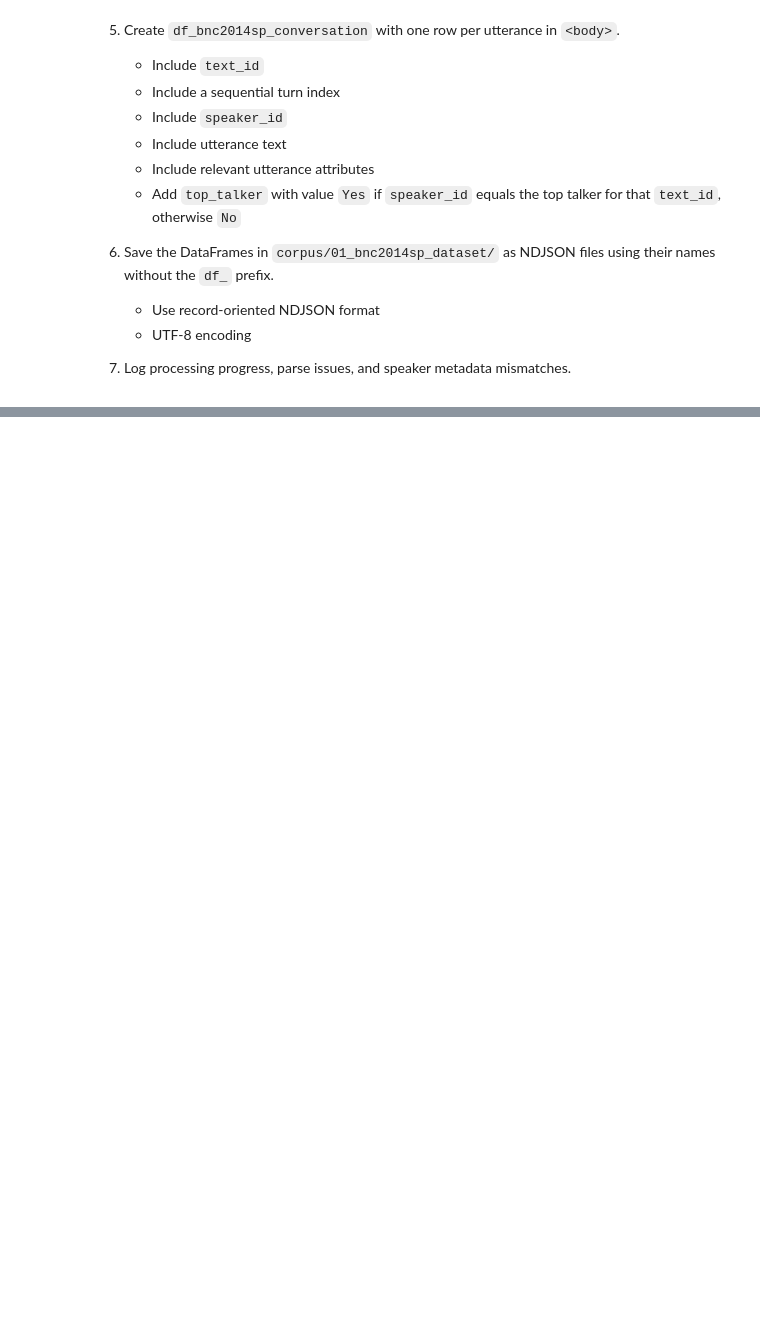
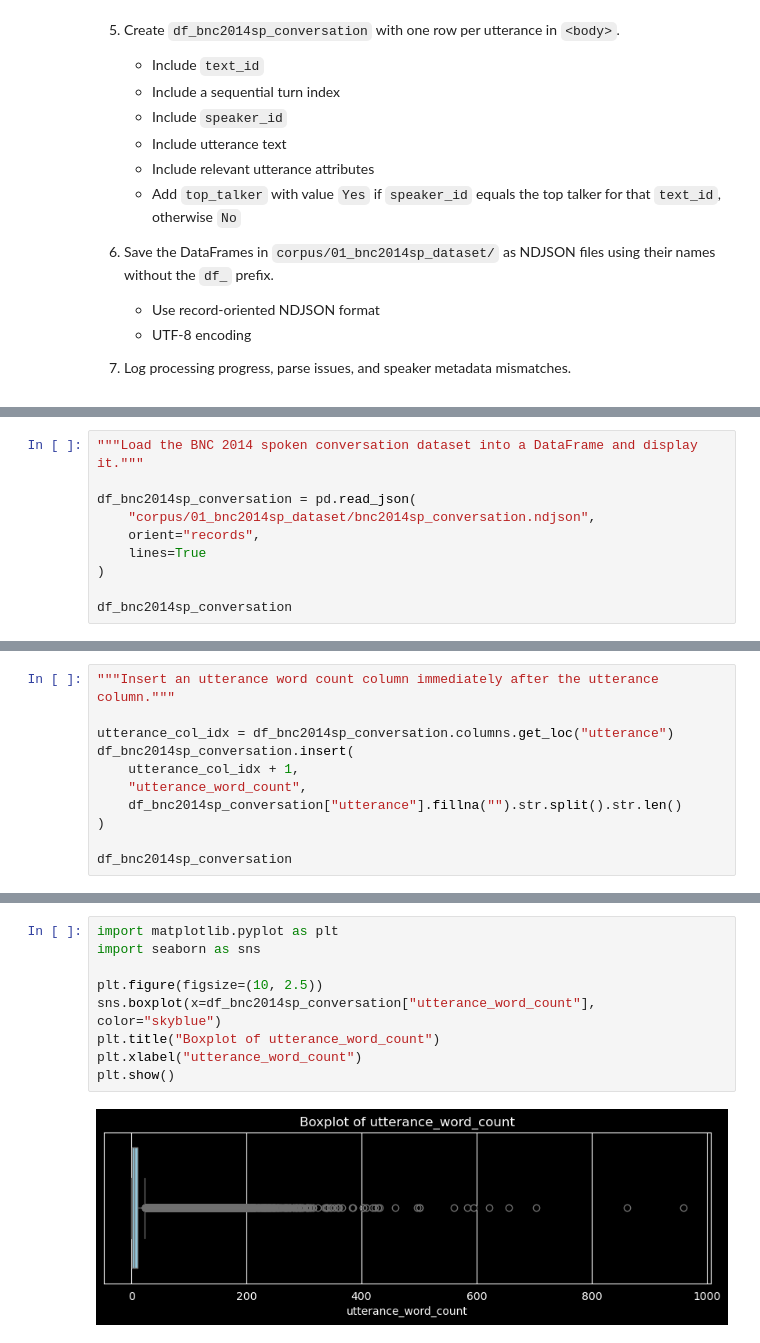
Before and after one commit to laelgelc/cl_st1_leticia, a Jupyter notebook: cl_st1_ph1_leticia/cl_st1_ph1_leticia.ipynb, the cells around one changed output, grey strips where cells are left out. Cells and saved outputs as stored; diff of their text form; blank space fills up the shorter version.

```diff
--- a/cl_st1_ph1_leticia/cl_st1_ph1_leticia.ipynb
+++ b/cl_st1_ph1_leticia/cl_st1_ph1_leticia.ipynb
@@ -163,0 +166,10 @@ Write the `01_import_bnc2014sp.py` programme according to the following specific
+# %%
+"""Load the BNC 2014 spoken conversation dataset into a DataFrame and display it."""
+
+df_bnc2014sp_conversation = pd.read_json(
+    "corpus/01_bnc2014sp_dataset/bnc2014sp_conversation.ndjson",
+    orient="records",
+    lines=True
+)
+
+df_bnc2014sp_conversation
@@ -163,0 +190,11 @@ Write the `01_import_bnc2014sp.py` programme according to the following specific
+# %%
+"""Insert an utterance word count column immediately after the utterance column."""
+
+utterance_col_idx = df_bnc2014sp_conversation.columns.get_loc("utterance")
+df_bnc2014sp_conversation.insert(
+    utterance_col_idx + 1,
+    "utterance_word_count",
+    df_bnc2014sp_conversation["utterance"].fillna("").str.split().str.len()
+)
+
+df_bnc2014sp_conversation
@@ -163,0 +230,11 @@ Write the `01_import_bnc2014sp.py` programme according to the following specific
+# %%
+import matplotlib.pyplot as plt
+import seaborn as sns
+
+plt.figure(figsize=(10, 2.5))
+sns.boxplot(x=df_bnc2014sp_conversation["utterance_word_count"], color="skyblue")
+plt.title("Boxplot of utterance_word_count")
+plt.xlabel("utterance_word_count")
+plt.show()
+# %% [output]
+[figure, added]
```
Also changed, not shown: parts of 8 cells of this notebook.
